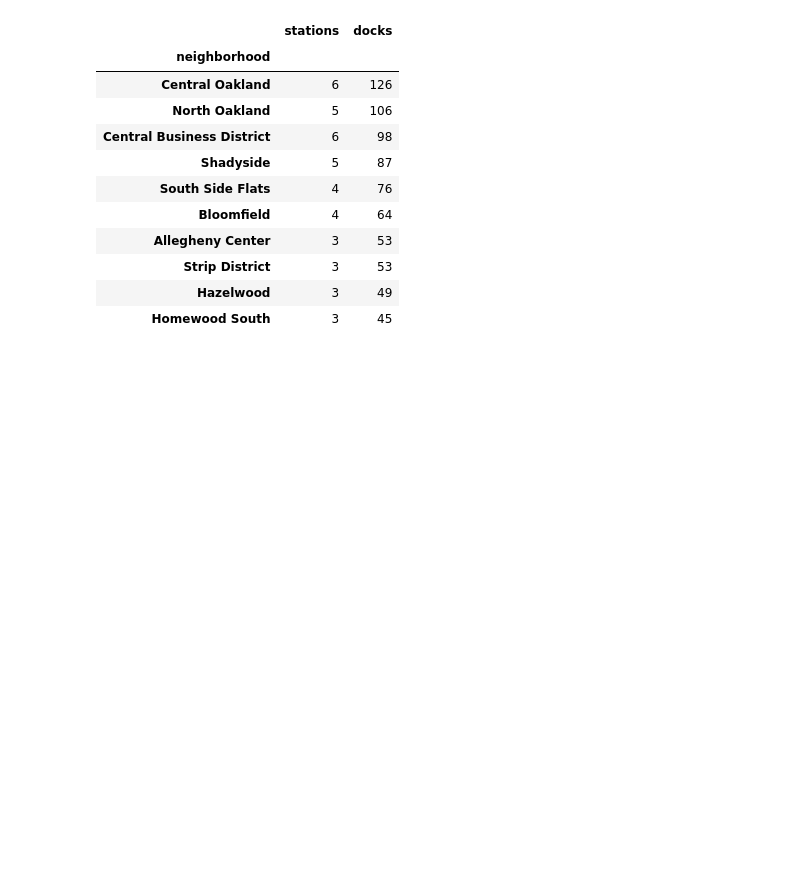
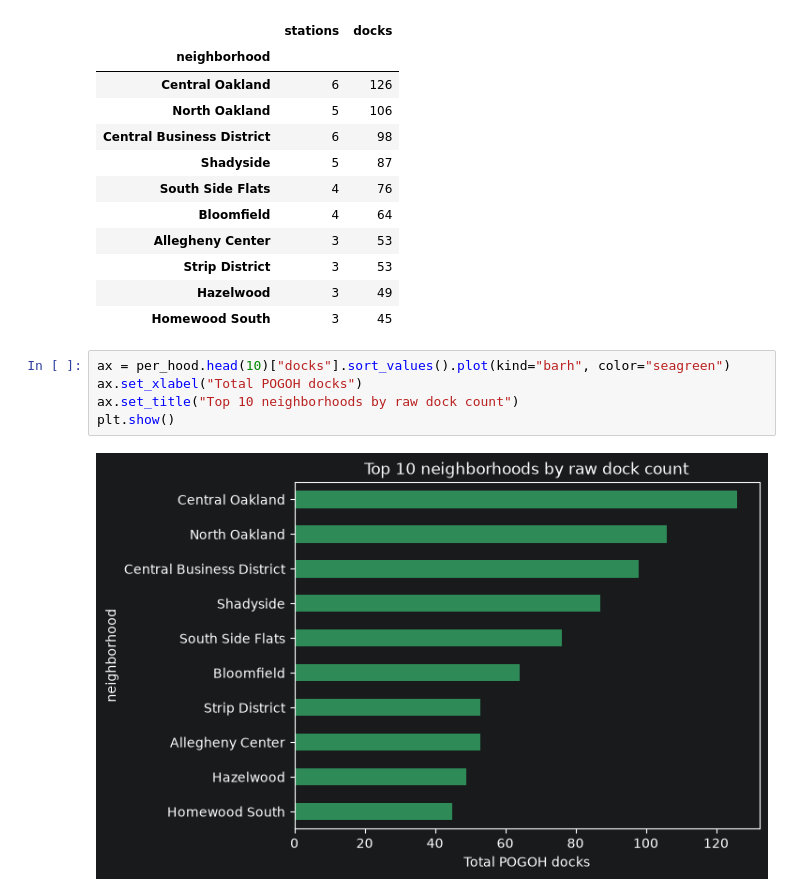
Before and after one commit to cue-balls/CMPINF0010-Final-Project, a Jupyter notebook: notebooks/pogoh_stations.ipynb, the cells around one changed output. Saved outputs shown, nothing was run; the diff lists cells and outputs as text; blank space fills up the shorter version.

```diff
--- a/notebooks/pogoh_stations.ipynb
+++ b/notebooks/pogoh_stations.ipynb
@@ -145,3 +145,10 @@ per_hood.head(10)
 | Strip District | 3 | 53 |
 | Hazelwood | 3 | 49 |
 | Homewood South | 3 | 45 |
+# %%
+ax = per_hood.head(10)["docks"].sort_values().plot(kind="barh", color="seagreen")
+ax.set_xlabel("Total POGOH docks")
+ax.set_title("Top 10 neighborhoods by raw dock count")
+plt.show()
+# %% [output]
+[figure, added]
```
Also changed, not shown: parts of 8 cells of this notebook, 1 other file.
